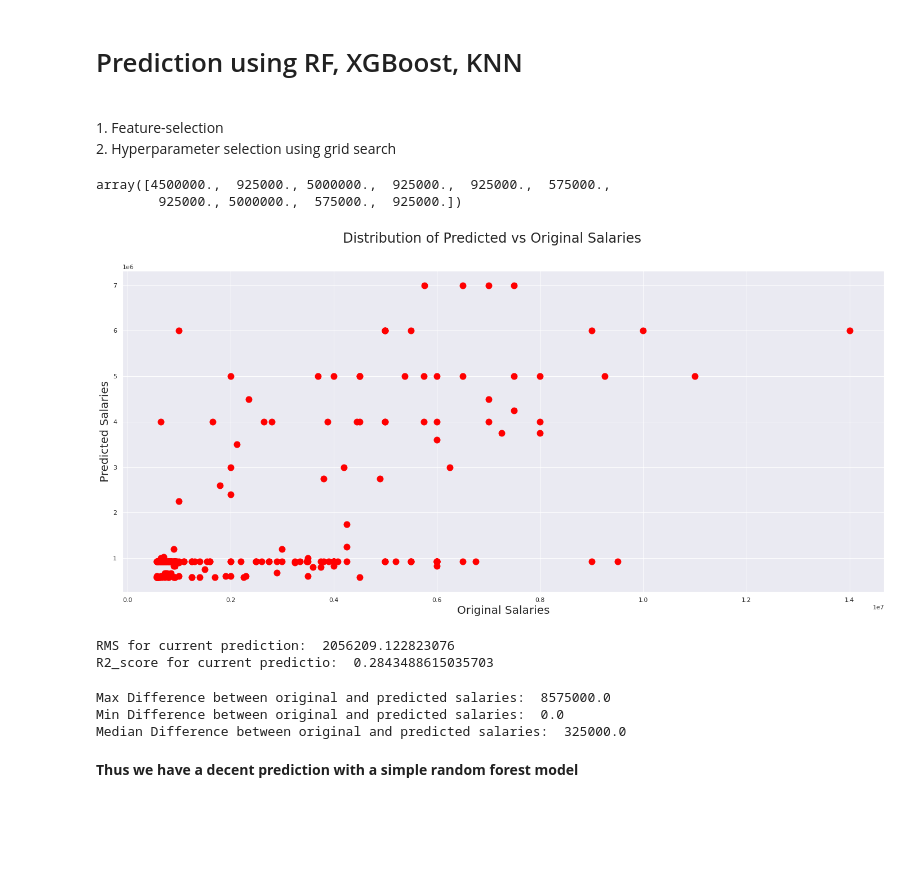
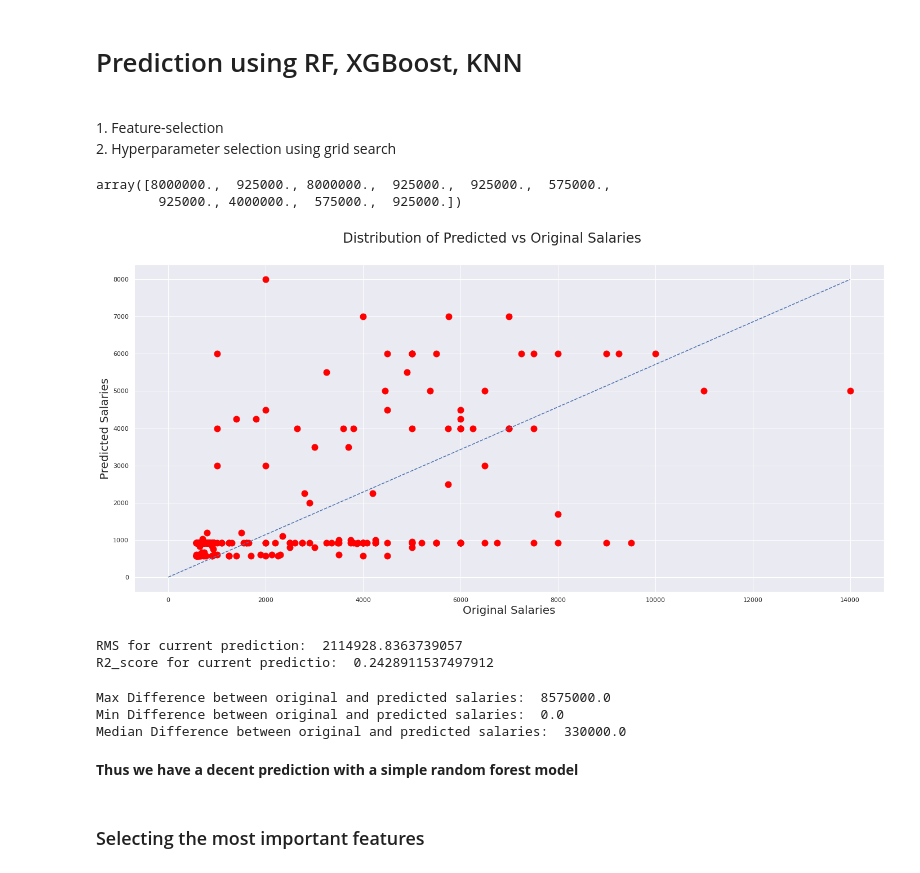
Before and after one commit to PrakritiAilavadi/Kaggle, a Jupyter notebook: predicting-nhl-player-salaries.ipynb, the cells around one changed output. Saved outputs shown, nothing was run; the diff lists cells and outputs as text; code cells hidden in the pictures; blank space fills up the shorter version.

Commit message:
Final EDA + Scaling, RFE, Grid Search RF model

```diff
--- a/predicting-nhl-player-salaries.ipynb
+++ b/predicting-nhl-player-salaries.ipynb
@@ -538,37 +539,44 @@ y_train = train_df[['Salary']]
 
 x_test = test_df[test_df.columns.difference(['Salary', 'Full_Name'])]
 y_test = test_df[['Salary']]
+# %%
+# Scaling
+from sklearn.preprocessing import StandardScaler
+sc = StandardScaler()
+x_train = sc.fit_transform(x_train)
+x_test = sc.transform(x_test)
 # %%
 from sklearn.ensemble import RandomForestClassifier
 model = RandomForestClassifier()
-model.fit(x_train, y_train)
+rf_model = model.fit(x_train, y_train.values.ravel())
 y_pred = model.predict(x_test)
 y_pred[:10]
 # %% [output]
-array([4500000.,  925000., 5000000.,  925000.,  925000.,  575000.,
-        925000., 5000000.,  575000.,  925000.])
+array([8000000.,  925000., 8000000.,  925000.,  925000.,  575000.,
+        925000., 4000000.,  575000.,  925000.])
 # %%
 fig = plt.figure(figsize=(20,10))
-f1 = plt.scatter(x=y_test, y=y_pred, color='red', s=120) # y_pred in yellow
+f1 = plt.scatter(x=y_test/1000, y=y_pred/1000, color='red', s=120) # y_pred in yellow
 #f2 = plt.scatter(y_test, y_test, color ='green', s= 120) # y_test is in green
 ax = fig.suptitle("Distribution of Predicted vs Original Salaries", size=24)
 plt.xlabel("Original Salaries", size=20)
 plt.ylabel("Predicted Salaries", size=20)
+plt.plot([0,14000], [0,8000], 'b--') # blue dashed diagnol line
 ax = fig.tight_layout(pad=2.0)
 # %% [output]
-[figure, old version]
+[figure, new version]
 # %%
 from sklearn.metrics import mean_squared_error
 from sklearn.metrics import r2_score
 
 rms = mean_squared_error(y_test, y_pred, squared=False)
-r2_score = r2_score(y_test, y_pred)
+r2_score1 = r2_score(y_test, y_pred)
 
 print("RMS for current prediction: ", rms)
-print("R2_score for current predictio: ", r2_score)
+print("R2_score for current predictio: ", r2_score1)
 # %% [output]
-RMS for current prediction:  2056209.122823076
-R2_score for current predictio:  0.2843488615035703
+RMS for current prediction:  2114928.8363739057
+R2_score for current predictio:  0.2428911537497912
 # %%
 difference_in_prediction = []
 y_test_list = y_test['Salary'].to_list()
@@ -584,6 +592,8 @@ print("Median Difference between original and predicted salaries: ", np.median(n
 # %% [output]
 Max Difference between original and predicted salaries:  8575000.0
 Min Difference between original and predicted salaries:  0.0
-Median Difference between original and predicted salaries:  325000.0
+Median Difference between original and predicted salaries:  330000.0
 # %% [markdown]
 **Thus we have a decent prediction with a simple random forest model**
+# %% [markdown]
+### Selecting the most important features
```
Also changed, not shown: parts of 22 cells of this notebook.
